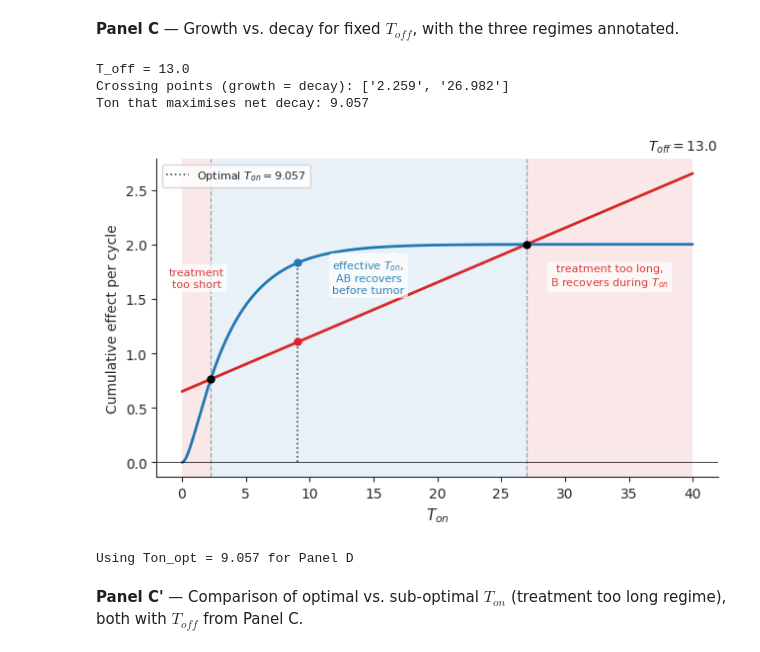
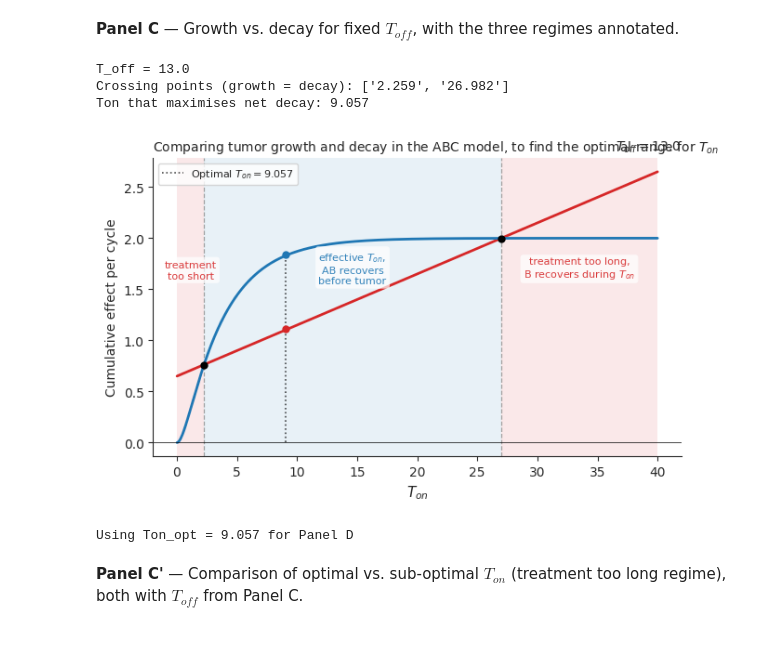
Before and after one commit to Liamir/autodiff-control, a Jupyter notebook: notebooks/figure4.ipynb, the cells around one changed output. Cells and saved outputs as stored; diff of their text form; code cells hidden in the pictures.

```diff
--- a/notebooks/figure4.ipynb
+++ b/notebooks/figure4.ipynb
@@ -318,34 +318,36 @@ if len(crossings) >= 2:
               bbox=dict(boxstyle='round,pad=0.3', facecolor='white', alpha=0.7, edgecolor='none'))
     ax_C.text(_rx3, _regime_y3, 'treatment too long,\nB recovers during $T_{on}$',
               ha='center', va='bottom', fontsize=8, color='C3', alpha=0.9,
               bbox=dict(boxstyle='round,pad=0.3', facecolor='white', alpha=0.7, edgecolor='none'))
 
 # Vertical line at maximum net decay
 # Optimal Ton: line ending at top curve, with intersection dots
 _y_grow_opt = growth_analytic(Ton_max_net, T_OFF)
 _y_dec_opt  = decay_analytic(Ton_max_net, T_OFF)
 _y_top_opt  = max(_y_grow_opt, _y_dec_opt)
 ax_C.plot([Ton_max_net, Ton_max_net], [0, _y_top_opt],
           color='k', ls=':', lw=1.2, alpha=0.7, label=rf'Optimal $T_{{on}} = ${Ton_max_net:.3f}')
 ax_C.plot(Ton_max_net, _y_grow_opt, 'o', color='C3', ms=6, zorder=7, mec='none', transform=_trans_C(ax_C))
 ax_C.plot(Ton_max_net, _y_dec_opt,  'o', color='C0', ms=6, zorder=7, mec='none', transform=_trans_C(ax_C))
 
 ax_C.set_xlabel(r'$T_{on}$', fontsize=11)
 ax_C.set_ylabel('Cumulative effect per cycle', fontsize=10)
+ax_C.set_title(r'Comparing tumor growth and decay in the ABC model,'
+               r' to find the optimal range for $T_{on}$', fontsize=10, loc='left')
 ax_C.set_title(rf'$T_{{off}} = {T_OFF}$', fontsize=10, loc='right')
 ax_C.legend(fontsize=8, loc='upper left')
 clean_ax(ax_C)
 plt.tight_layout()
 plt.show()
 
 # Store the optimal Ton for Panel D
 Ton_opt_C = Ton_max_net
 print(f'\nUsing Ton_opt = {Ton_opt_C:.3f} for Panel D')
 # %% [output]
 T_off = 13.0
 Crossing points (growth = decay): ['2.259', '26.982']
 Ton that maximises net decay: 9.057
-[figure, old version]
+[figure, new version]
 Using Ton_opt = 9.057 for Panel D
 # %% [markdown]
 **Panel C'** — Comparison of optimal vs. sub-optimal $T_{on}$ (treatment too long regime), both with $T_{off}$ from Panel C.
```
Also changed, not shown: parts of 8 cells of this notebook, 1 other file.
